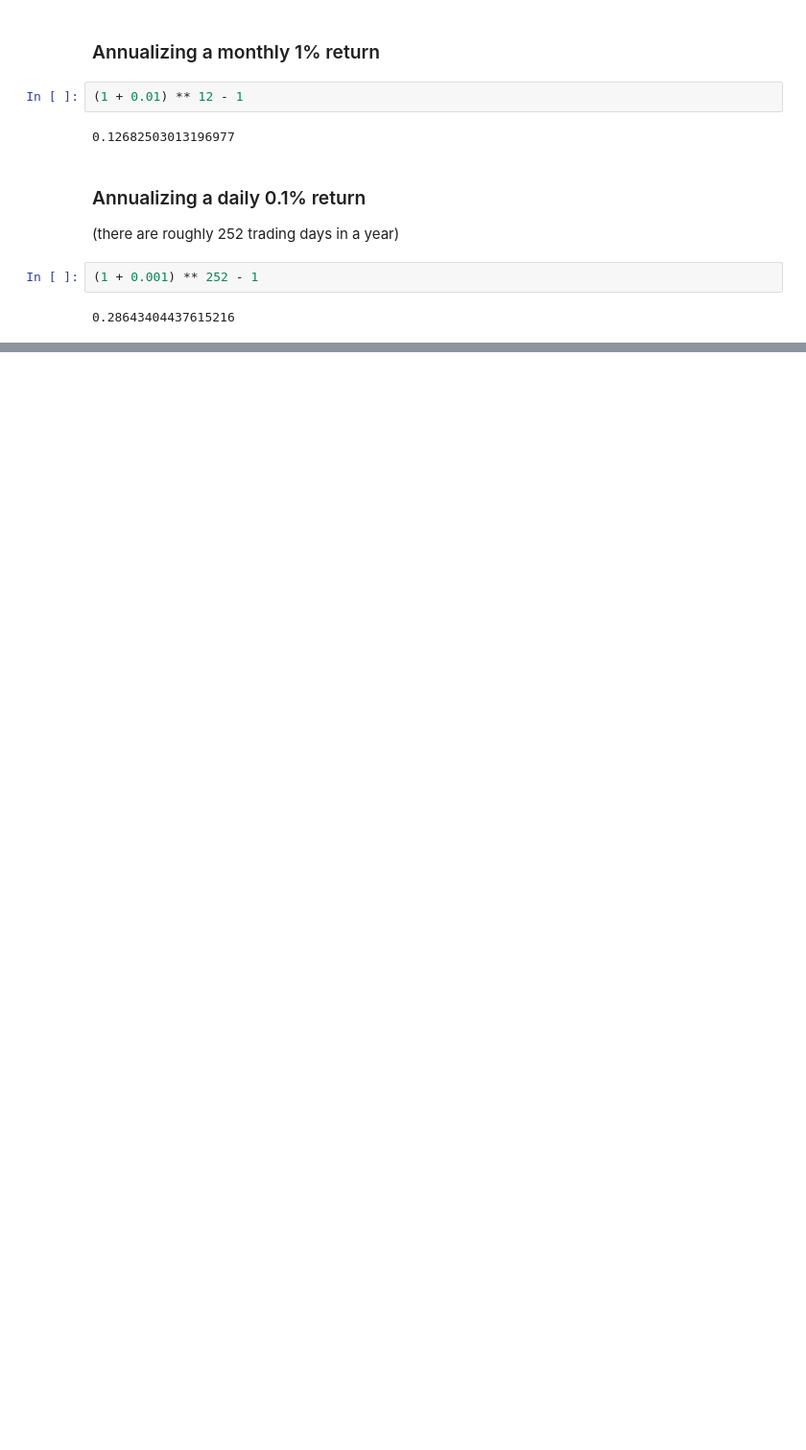
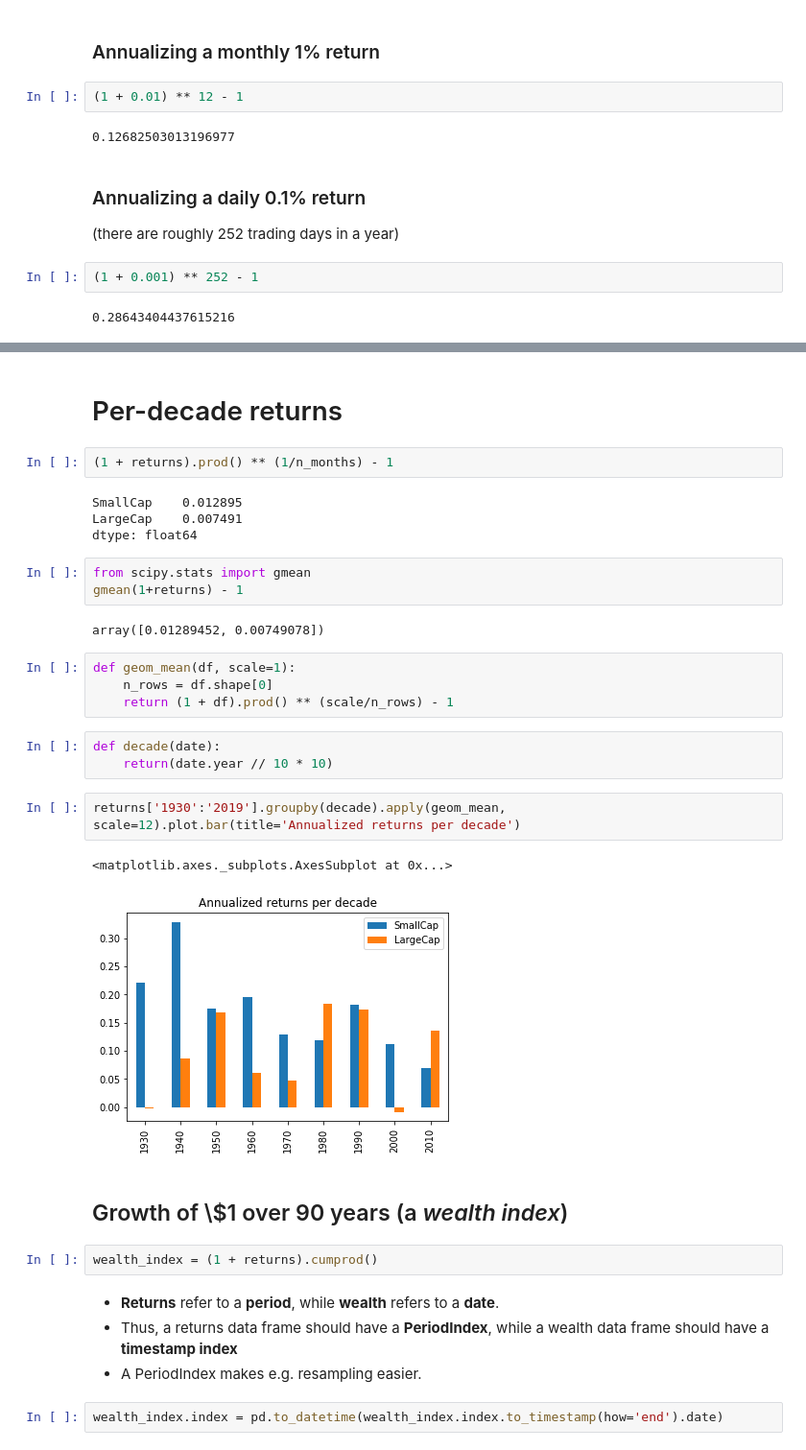
Before and after one commit to AlexEngelhardt-old/courses, a Jupyter notebook: investment-management-python-machine-learning/Course 1 - Introduction to Portfolio Construction and Analysis with Python/Week 1 - Analysing Returns/Section 1 - Fundamentals of risk and returns.ipynb, the cells around one changed output, grey strips where cells are left out. Shown at 96% size. Drawn from its saved outputs; the diff is of its cells as text; blank space fills up the shorter version.

```diff
--- a/investment-management-python-machine-learning/Course 1 - Introduction to Portfolio Construction and Analysis with Python/Week 1 - Analysing Returns/Section 1 - Fundamentals of risk and returns.ipynb
+++ b/investment-management-python-machine-learning/Course 1 - Introduction to Portfolio Construction and Analysis with Python/Week 1 - Analysing Returns/Section 1 - Fundamentals of risk and returns.ipynb
@@ -150,0 +273,35 @@ Volatility: Standard deviation and variance
+# %% [markdown]
+# Per-decade returns
+# %%
+(1 + returns).prod() ** (1/n_months) - 1
+# %% [output]
+SmallCap    0.012895
+LargeCap    0.007491
+dtype: float64
+# %%
+from scipy.stats import gmean
+gmean(1+returns) - 1
+# %% [output]
+array([0.01289452, 0.00749078])
+# %%
+def geom_mean(df, scale=1):
+    n_rows = df.shape[0]
+    return (1 + df).prod() ** (scale/n_rows) - 1
+# %%
+def decade(date):
+    return(date.year // 10 * 10)
+# %%
+returns['1930':'2019'].groupby(decade).apply(geom_mean, scale=12).plot.bar(title='Annualized returns per decade')
+# %% [output]
+<matplotlib.axes._subplots.AxesSubplot at 0x...>
+[figure, added]
+# %% [markdown]
+## Growth of \\$1 over 90 years (a *wealth index*)
+# %%
+wealth_index = (1 + returns).cumprod()
+# %% [markdown]
+- **Returns** refer to a **period**, while **wealth** refers to a **date**.
+- Thus, a returns data frame should have a **PeriodIndex**, while a wealth data frame should have a **timestamp index**
+- A PeriodIndex makes e.g. resampling easier.
+# %%
+wealth_index.index = pd.to_datetime(wealth_index.index.to_timestamp(how='end').date)
```
Also changed, not shown: parts of 29 cells of this notebook, 4 other files.
